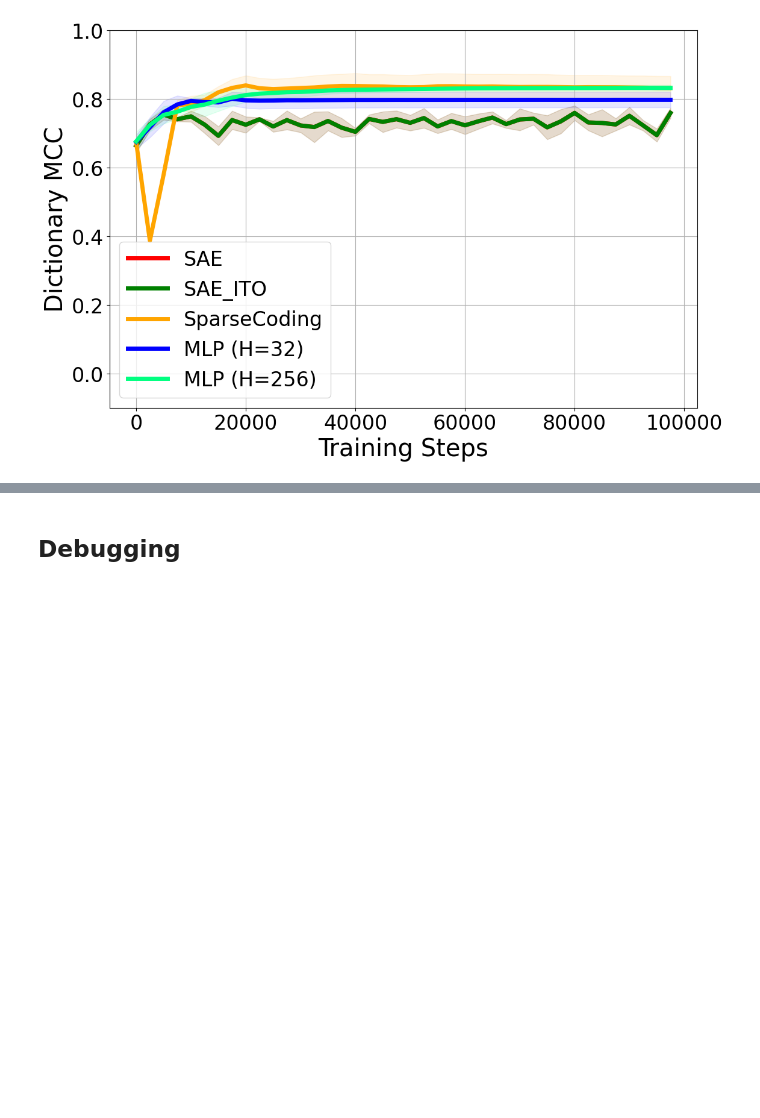
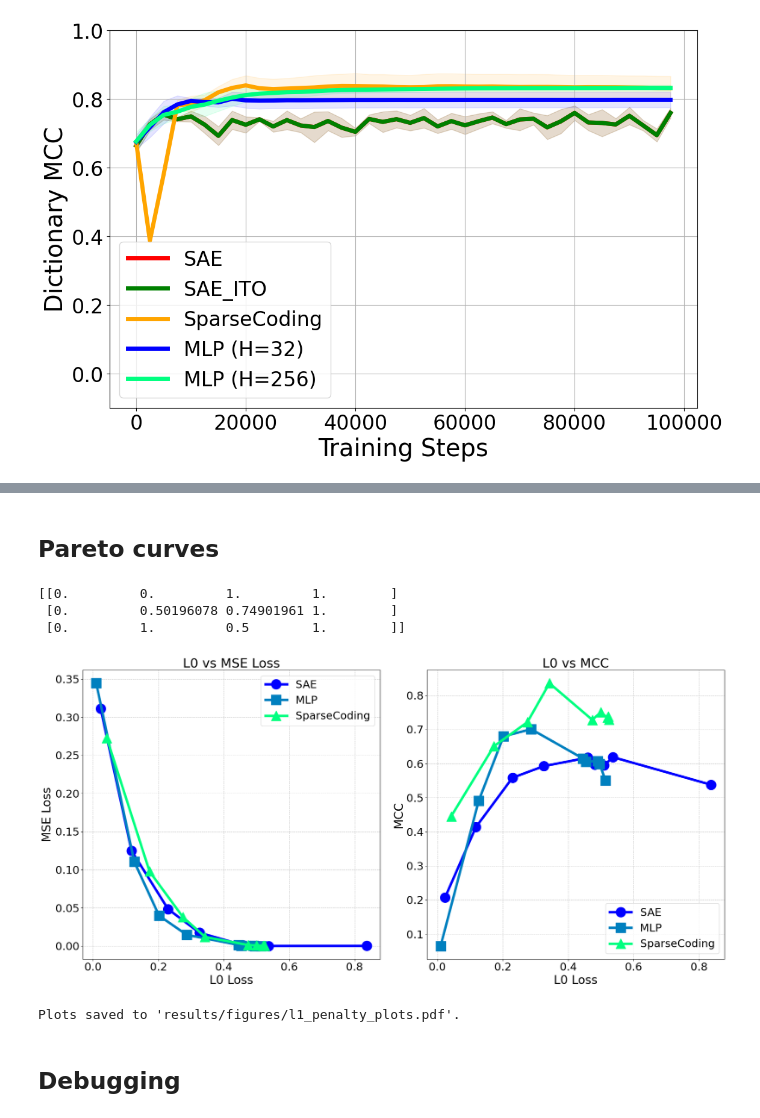
Before and after one commit to charlieoneill11/sparse-inference, a Jupyter notebook: experiments/paper.ipynb, the cells around one changed output, grey strips where cells are left out. Cells and saved outputs as stored; diff of their text form; code cells hidden in the pictures; blank space fills up the shorter version.

Commit message:
mlp experiments

```diff
--- a/experiments/paper.ipynb
+++ b/experiments/paper.ipynb
@@ -1991,3 +2150,67 @@ plt.show()
+# %% [markdown]
+## Pareto curves
+# %%
+import json
+import matplotlib.pyplot as plt
+import numpy as np
+
+# Load results from JSON file
+with open('results/l1_penalty_experiment.json', 'r') as f:
+    results = json.load(f)
+
+# Plot setup
+plt.figure(figsize=(20, 10))
+
+methods = list(results.keys())
+colors = plt.cm.winter(np.linspace(0, 1.0, len(methods)))
+print(colors)
+markers = ['o', 's', '^']
+base_fontsize = 24
+linewidth = 5
+markersize = 20
+
+# Subplot for L0 vs MSE
+plt.subplot(1, 2, 1)
+for i, method in enumerate(methods):
+    l0_values = [results[method][str(w)][3] for w in sorted(map(float, results[method].keys()))]  # Using l0_loss_1e4
+    mse_values = [results[method][str(w)][0] for w in sorted(map(float, results[method].keys()))]
+    plt.plot(l0_values, mse_values, color=colors[i], marker=markers[i],
+             linewidth=linewidth, markersize=markersize, label=method)
+
+plt.xlabel('L0 Loss', fontsize=base_fontsize)
+plt.ylabel('MSE Loss', fontsize=base_fontsize)
+plt.title('L0 vs MSE Loss', fontsize=base_fontsize + 2)
+plt.legend(fontsize=base_fontsize - 2)
+plt.grid(True, linestyle='--', alpha=0.7)
+plt.tick_params(labelsize=base_fontsize - 2)
+
+# Subplot for L0 vs MCC
+plt.subplot(1, 2, 2)
+for i, method in enumerate(methods):
+    l0_values = [results[method][str(w)][3] for w in sorted(map(float, results[method].keys()))]  # Using l0_loss_1e4
+    mcc_values = [results[method][str(w)][6] for w in sorted(map(float, results[method].keys()))]  # MCC is at index 6
+    plt.plot(l0_values, mcc_values, color=colors[i], marker=markers[i],
+             linewidth=linewidth, markersize=markersize, label=method)
+
+plt.xlabel('L0 Loss', fontsize=base_fontsize)
+plt.ylabel('MCC', fontsize=base_fontsize)
+plt.title('L0 vs MCC', fontsize=base_fontsize + 2)
+plt.legend(fontsize=base_fontsize - 2)
+plt.grid(True, linestyle='--', alpha=0.7)
+plt.tick_params(labelsize=base_fontsize - 2)
+
+plt.tight_layout()
+plt.savefig('results/figures/l1_penalty_plots.pdf', dpi=300, bbox_inches='tight')
+# plt.close()
+plt.show()
+
+print("Plots saved to 'results/figures/l1_penalty_plots.pdf'.")
+# %% [output]
+[[0.         0.         1.         1.        ]
+ [0.         0.50196078 0.74901961 1.        ]
+ [0.         1.         0.5        1.        ]]
+[figure, added]
+Plots saved to 'results/figures/l1_penalty_plots.pdf'.
 # %% [markdown]
 ## Debugging
 # %%
```
Also changed, not shown: parts of 6 cells of this notebook, 13 other files.
